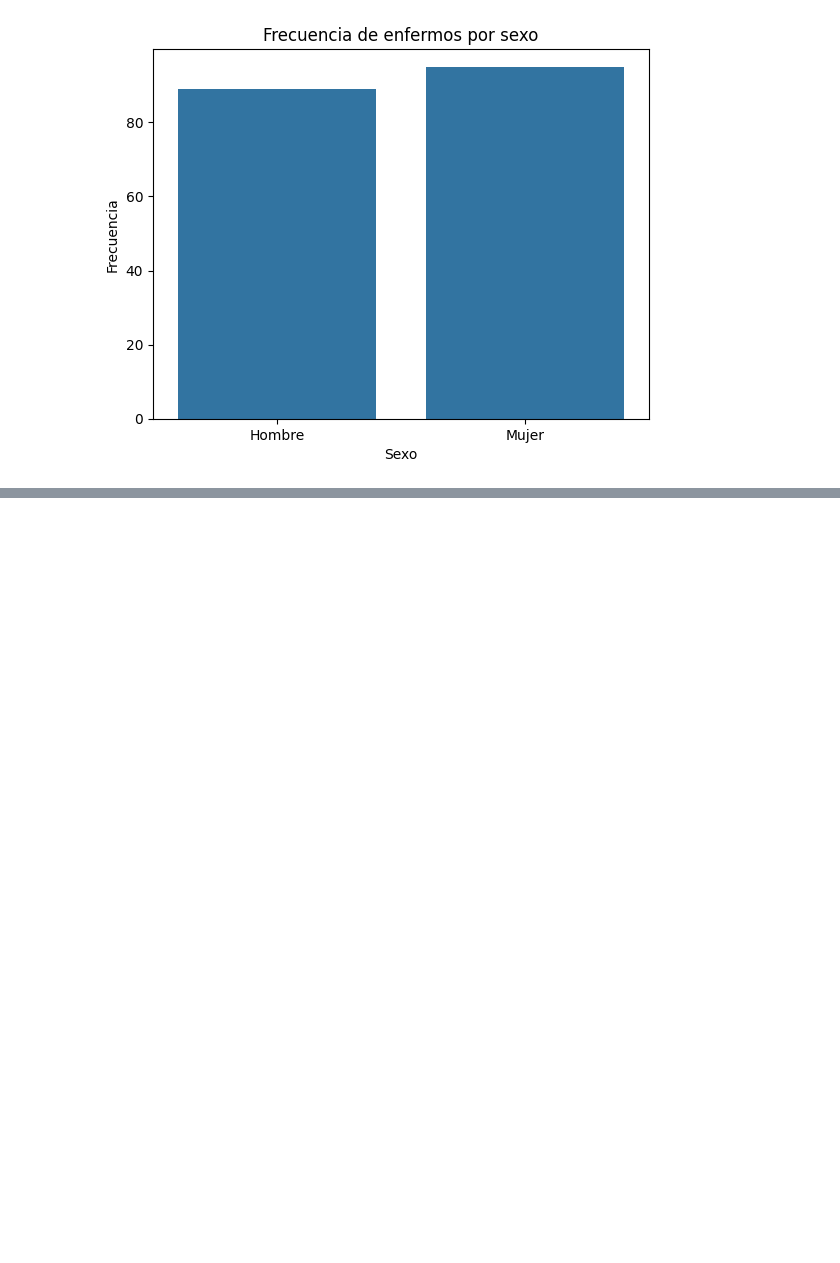
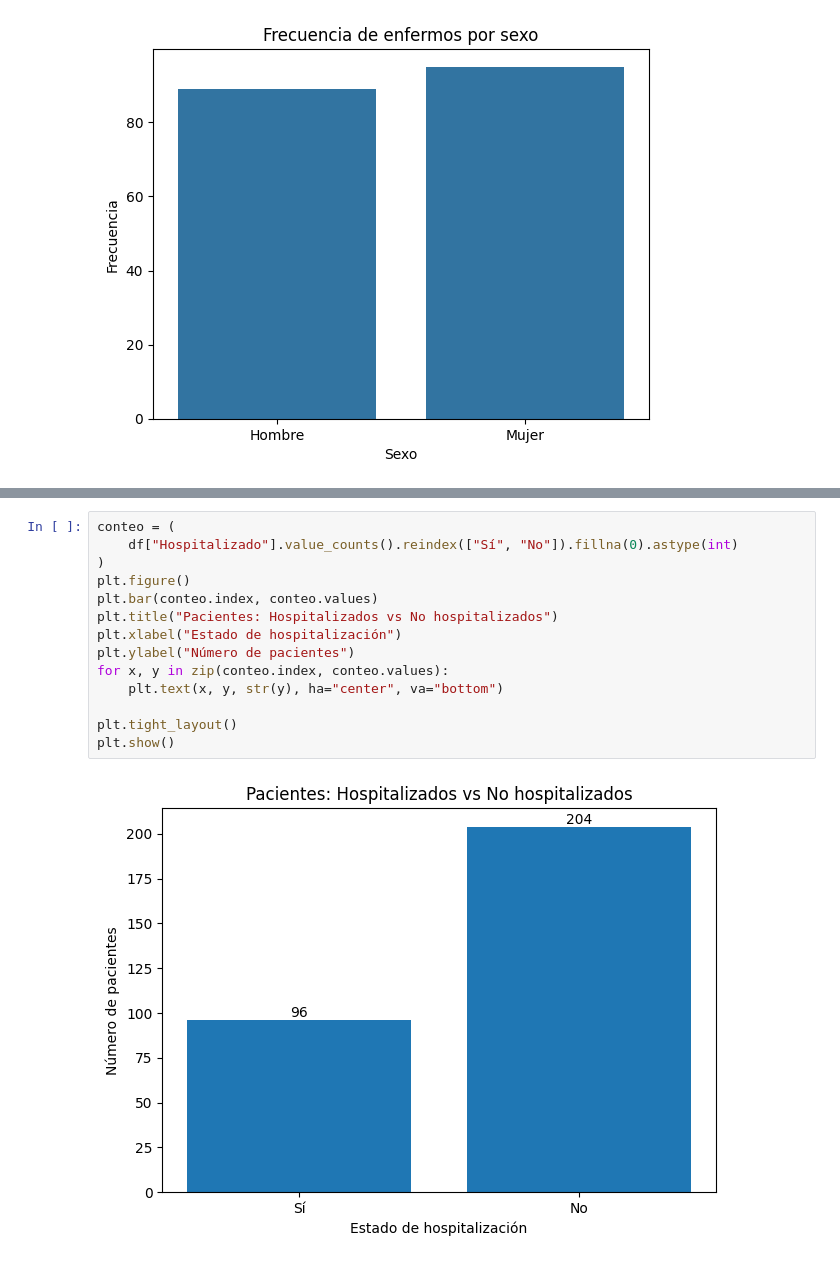
Before and after one commit to Matador108117/proyectop1ia, a Jupyter notebook: Proyecto1.ipynb, the cells around one changed output, grey strips where cells are left out. Drawn from its saved outputs; the diff is of its cells as text; blank space fills up the shorter version.

```diff
--- a/Proyecto1.ipynb
+++ b/Proyecto1.ipynb
@@ -185,0 +261,16 @@ plt.show()
+# %%
+conteo = (
+    df["Hospitalizado"].value_counts().reindex(["Sí", "No"]).fillna(0).astype(int)
+)
+plt.figure()
+plt.bar(conteo.index, conteo.values)
+plt.title("Pacientes: Hospitalizados vs No hospitalizados")
+plt.xlabel("Estado de hospitalización")
+plt.ylabel("Número de pacientes")
+for x, y in zip(conteo.index, conteo.values):
+    plt.text(x, y, str(y), ha="center", va="bottom")
+
+plt.tight_layout()
+plt.show()
+# %% [output]
+[figure, added]
```
Also changed, not shown: parts of 23 cells of this notebook.
